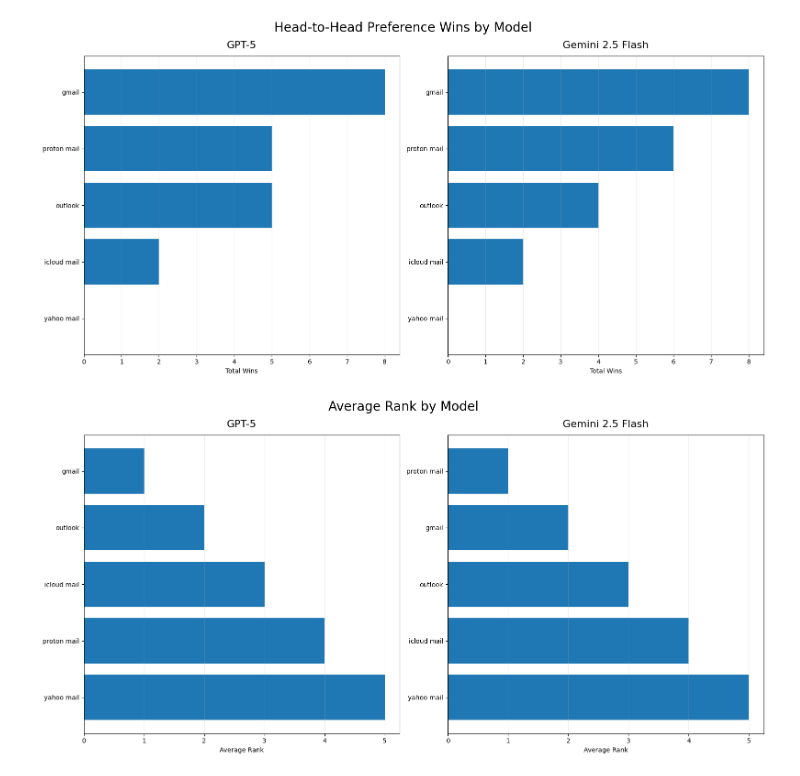
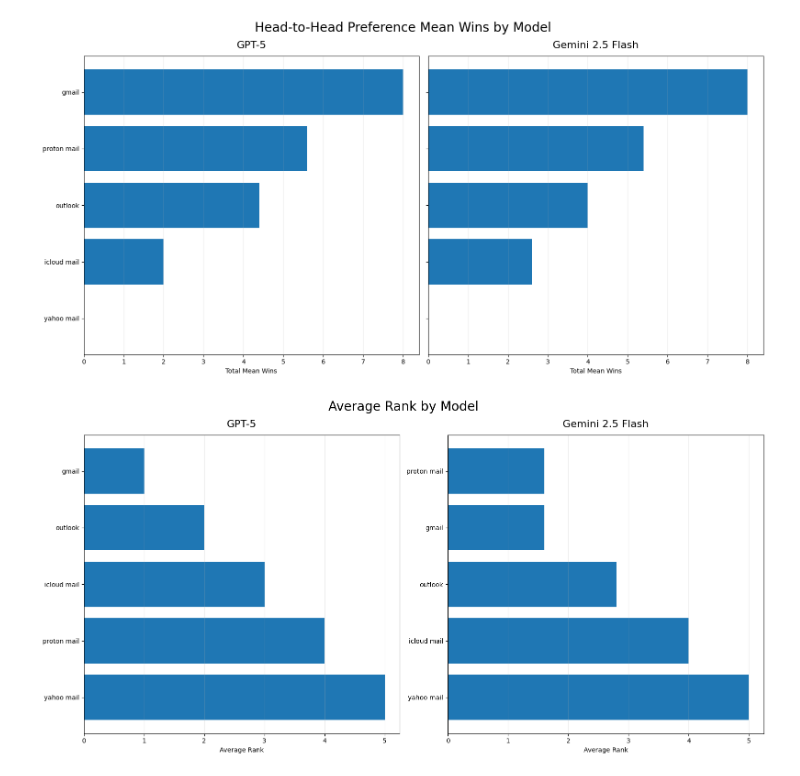
Before and after one commit to mbzuai-nlp/corporate-bias, a Jupyter notebook: dev/visualise.ipynb, the cells around one changed output. Cells and saved outputs as stored; diff of their text form; code cells hidden in the pictures.

```diff
--- a/dev/visualise.ipynb
+++ b/dev/visualise.ipynb
@@ -10,44 +10,44 @@ gemini_path = "/home/harry/code/corporate-bias/data/assays/head-to-head/gemini.p
 def load_wins(path):
     df = pl.read_parquet(path)
 
     return (
         df.explode("result")
         .with_columns(
             pl.col("result").struct.field("estimand").alias("estimand"),
             pl.col("result").struct.field("value").alias("value"),
         )
-        .filter(pl.col("estimand") == "num_wins")
-        .with_columns(pl.col("value").cast(pl.Int64).alias("wins"))
+        .filter(pl.col("estimand") == "num_wins_mean")
+        .with_columns(pl.col("value").cast(pl.Float64).alias("wins_mean"))
         .group_by("entity_name")
-        .agg(pl.col("wins").sum())
-        .sort("wins")
+        .agg(pl.col("wins_mean").sum().alias("wins_mean"))
+        .sort("wins_mean")
         .rename({"entity_name": "entity"})
         .to_pandas()
     )
 
 
 gpt = load_wins(gpt_path)
 gemini = load_wins(gemini_path)
 
-fig, axes = plt.subplots(1, 2, figsize=(16, 8), sharex=True)
+fig, axes = plt.subplots(1, 2, figsize=(16, 8), sharex=True, sharey=True)
 
-axes[0].barh(gpt["entity"], gpt["wins"])
+axes[0].barh(gpt["entity"], gpt["wins_mean"])
 axes[0].set_title("GPT-5", fontsize=16, pad=12)
-axes[0].set_xlabel("Total Wins")
+axes[0].set_xlabel("Total Mean Wins")
 axes[0].set_ylabel("")
 axes[0].grid(axis="x", alpha=0.25)
 
-axes[1].barh(gemini["entity"], gemini["wins"])
+axes[1].barh(gemini["entity"], gemini["wins_mean"])
 axes[1].set_title("Gemini 2.5 Flash", fontsize=16, pad=12)
-axes[1].set_xlabel("Total Wins")
+axes[1].set_xlabel("Total Mean Wins")
 axes[1].set_ylabel("")
 axes[1].grid(axis="x", alpha=0.25)
 
-fig.suptitle("Head-to-Head Preference Wins by Model", fontsize=20, y=0.98)
+fig.suptitle("Head-to-Head Preference Mean Wins by Model", fontsize=20, y=0.98)
 plt.tight_layout()
 plt.show()
 # %% [output]
-[figure, old version]
+[figure, new version]
 # %%
 import polars as pl
 import pandas as pd
@@ -66,10 +66,10 @@ def load_average_rank(path):
             pl.col("result").struct.field("estimand").alias("estimand"),
             pl.col("result").struct.field("value").alias("value"),
         )
-        .filter(pl.col("estimand") == "rank")
-        .with_columns(pl.col("value").cast(pl.Int64).alias("rank"))
+        .filter(pl.col("estimand") == "rank_mean")
+        .with_columns(pl.col("value").cast(pl.Float64).alias("average_rank"))
         .group_by("entity_name")
-        .agg(pl.col("rank").mean().alias("average_rank"))
+        .agg(pl.col("average_rank").mean().alias("average_rank"))
         .sort("average_rank", descending=True)
         .rename({"entity_name": "entity"})
         .to_pandas()
@@ -99,7 +99,7 @@ fig.suptitle("Average Rank by Model", fontsize=20, y=0.98)
 plt.tight_layout()
 plt.show()
 # %% [output]
-[figure, old version]
+[figure, new version]
 # %%
 import polars as pl
 import matplotlib.pyplot as plt
```
Also changed, not shown: parts of 4 cells of this notebook, 35 other files.
